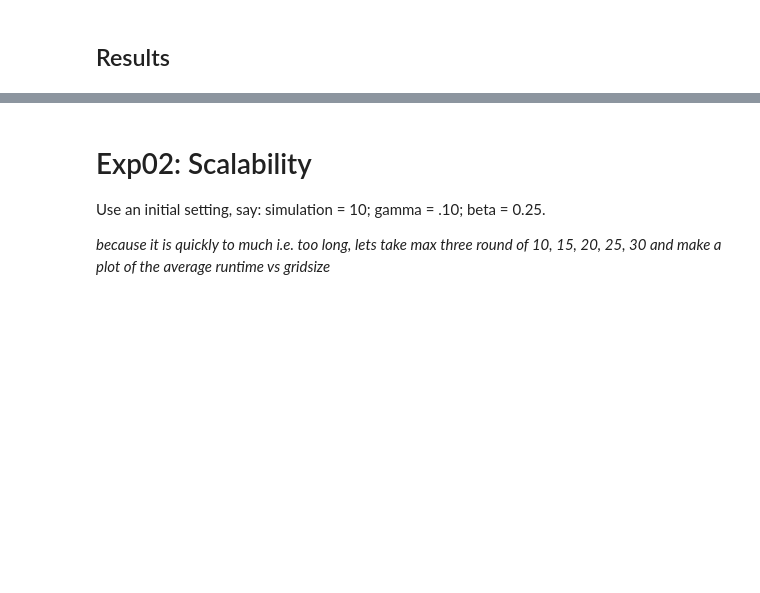
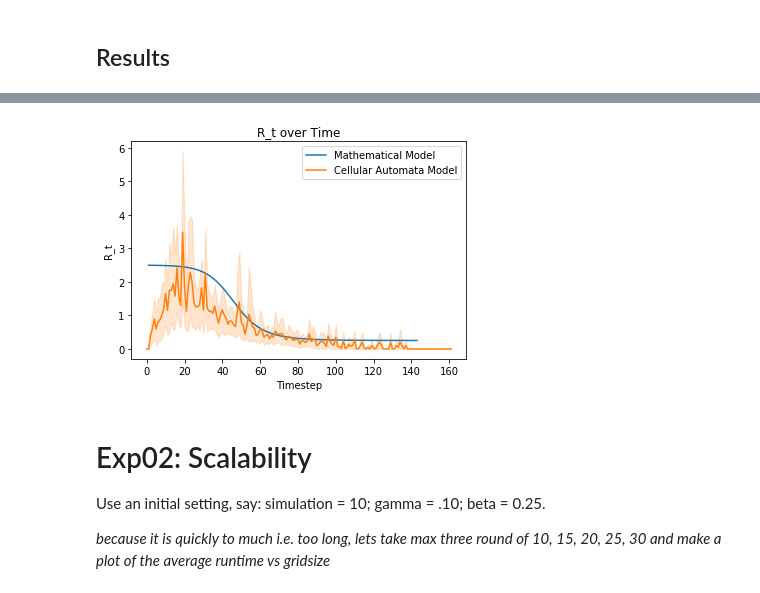
Before and after one commit to MauiGonzo/NC-final-project, a Jupyter notebook: experiment.ipynb, the cells around one changed output, grey strips where cells are left out. Cells and saved outputs as stored; diff of their text form; code cells hidden in the pictures; blank space fills up the shorter version.

```diff
--- a/experiment.ipynb
+++ b/experiment.ipynb
@@ -82,3 +87,12 @@ plt.show()
+# %%
+# Plot results
+sns.lineplot(x='Timestep', y='R_t', data=MM_results, label='Mathematical Model')
+sns.lineplot(x='Timestep', y='R_t', data=CAM_results_post_proc, label='Cellular Automata Model')
+plt.ylabel('R_t')
+plt.title('R_t over Time')
+plt.show()
+# %% [output]
+[figure, added]
 # %% [markdown]
 <a id="exp02"></a>
 # Exp02: Scalability
```
Also changed, not shown: parts of 28 cells of this notebook.
